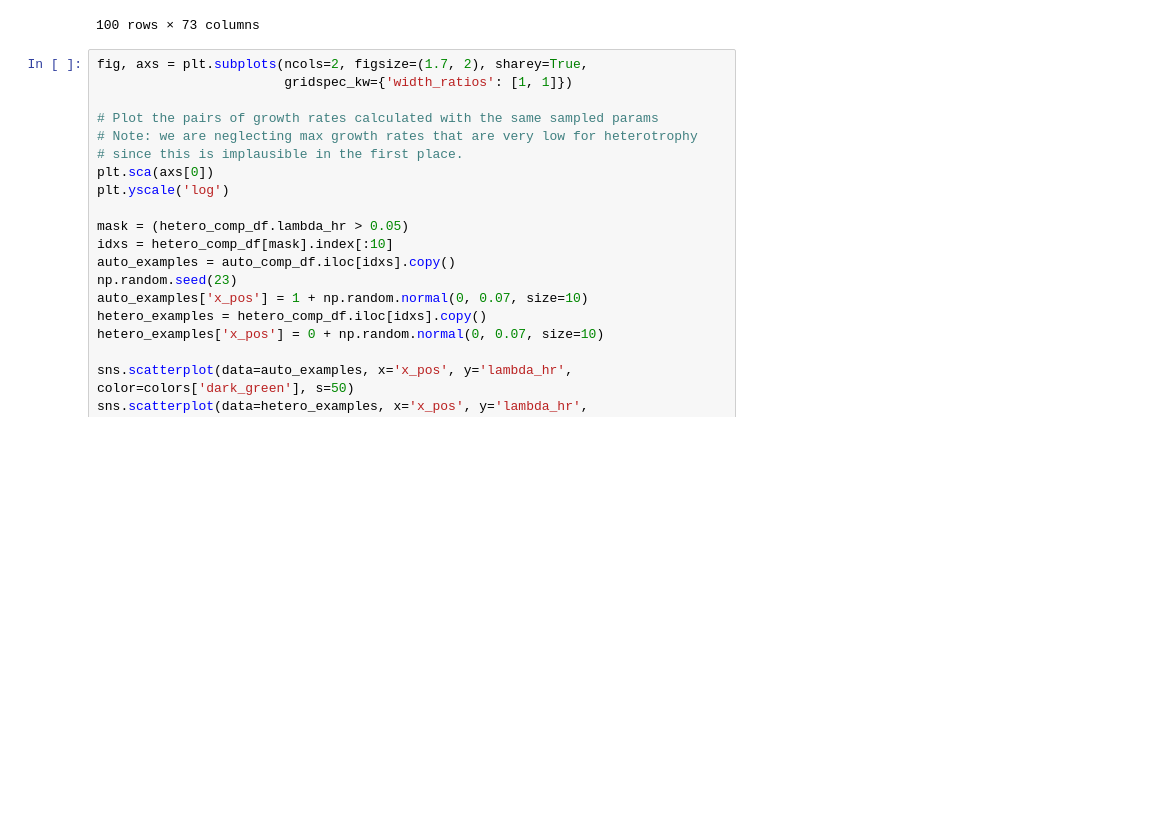
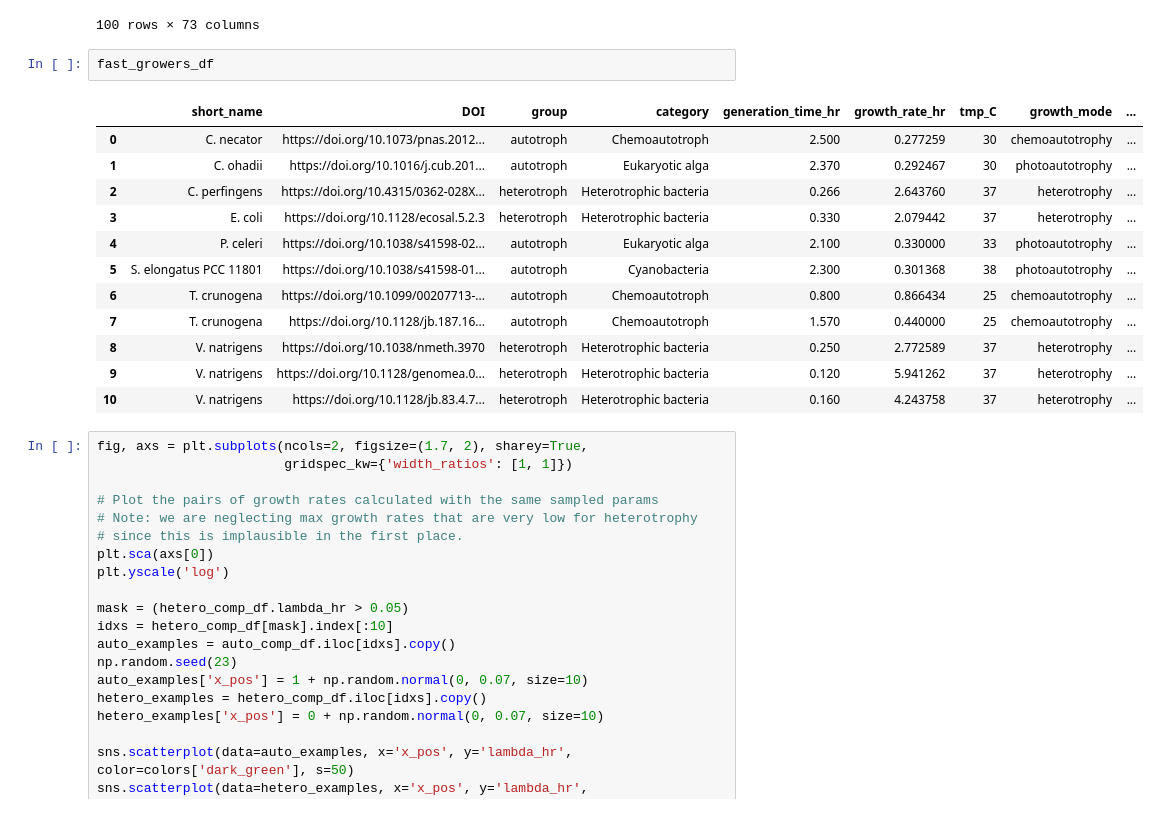
Before and after one commit to flamholz/redox-proteome, a Jupyter notebook: notebooks/Fig3.ipynb, the cells around one changed output. Cells and saved outputs as stored; diff of their text form; blank space fills up the shorter version.

```diff
--- a/notebooks/Fig3.ipynb
+++ b/notebooks/Fig3.ipynb
@@ -41,6 +41,21 @@ auto_comp_C_ext_df
 | 98 | 200.0 | 1005.633515 | 50.0 | 1066.037831 | 50.0 | ... |
 | 99 | 200.0 | 772.811351 | 50.0 | 284.881716 | 50.0 | ... |
 100 rows × 73 columns
+# %%
+fast_growers_df
+# %% [output]
+|  | short_name | DOI | group | category | generation_time_hr | growth_rate_hr | tmp_C | growth_mode | ... |
+| 0 | C. necator | https://doi.org/10.1073/pnas.2012... | autotroph | Chemoautotroph | 2.500 | 0.277259 | 30 | chemoautotrophy | ... |
+| 1 | C. ohadii | https://doi.org/10.1016/j.cub.201... | autotroph | Eukaryotic alga | 2.370 | 0.292467 | 30 | photoautotrophy | ... |
+| 2 | C. perfingens | https://doi.org/10.4315/0362-028X... | heterotroph | Heterotrophic bacteria | 0.266 | 2.643760 | 37 | heterotrophy | ... |
+| 3 | E. coli | https://doi.org/10.1128/ecosal.5.2.3 | heterotroph | Heterotrophic bacteria | 0.330 | 2.079442 | 37 | heterotrophy | ... |
+| 4 | P. celeri | https://doi.org/10.1038/s41598-02... | autotroph | Eukaryotic alga | 2.100 | 0.330000 | 33 | photoautotrophy | ... |
+| 5 | S. elongatus PCC 11801 | https://doi.org/10.1038/s41598-01... | autotroph | Cyanobacteria | 2.300 | 0.301368 | 38 | photoautotrophy | ... |
+| 6 | T. crunogena | https://doi.org/10.1099/00207713-... | autotroph | Chemoautotroph | 0.800 | 0.866434 | 25 | chemoautotrophy | ... |
+| 7 | T. crunogena | https://doi.org/10.1128/jb.187.16... | autotroph | Chemoautotroph | 1.570 | 0.440000 | 25 | chemoautotrophy | ... |
+| 8 | V. natrigens | https://doi.org/10.1038/nmeth.3970 | heterotroph | Heterotrophic bacteria | 0.250 | 2.772589 | 37 | heterotrophy | ... |
+| 9 | V. natrigens | https://doi.org/10.1128/genomea.0... | heterotroph | Heterotrophic bacteria | 0.120 | 5.941262 | 37 | heterotrophy | ... |
+| 10 | V. natrigens | https://doi.org/10.1128/jb.83.4.7... | heterotroph | Heterotrophic bacteria | 0.160 | 4.243758 | 37 | heterotrophy | ... |
 # %%
 fig, axs = plt.subplots(ncols=2, figsize=(1.7, 2), sharey=True,
                         gridspec_kw={'width_ratios': [1, 1]})
```
